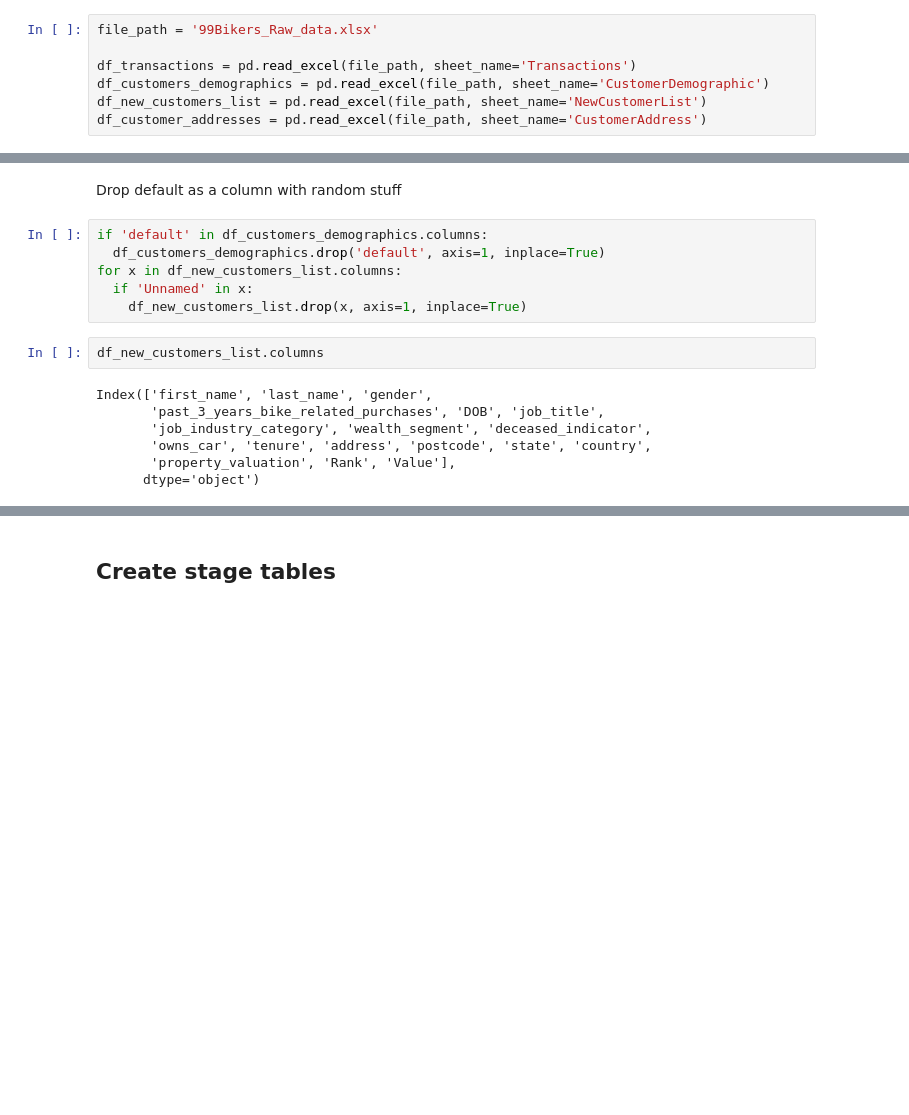
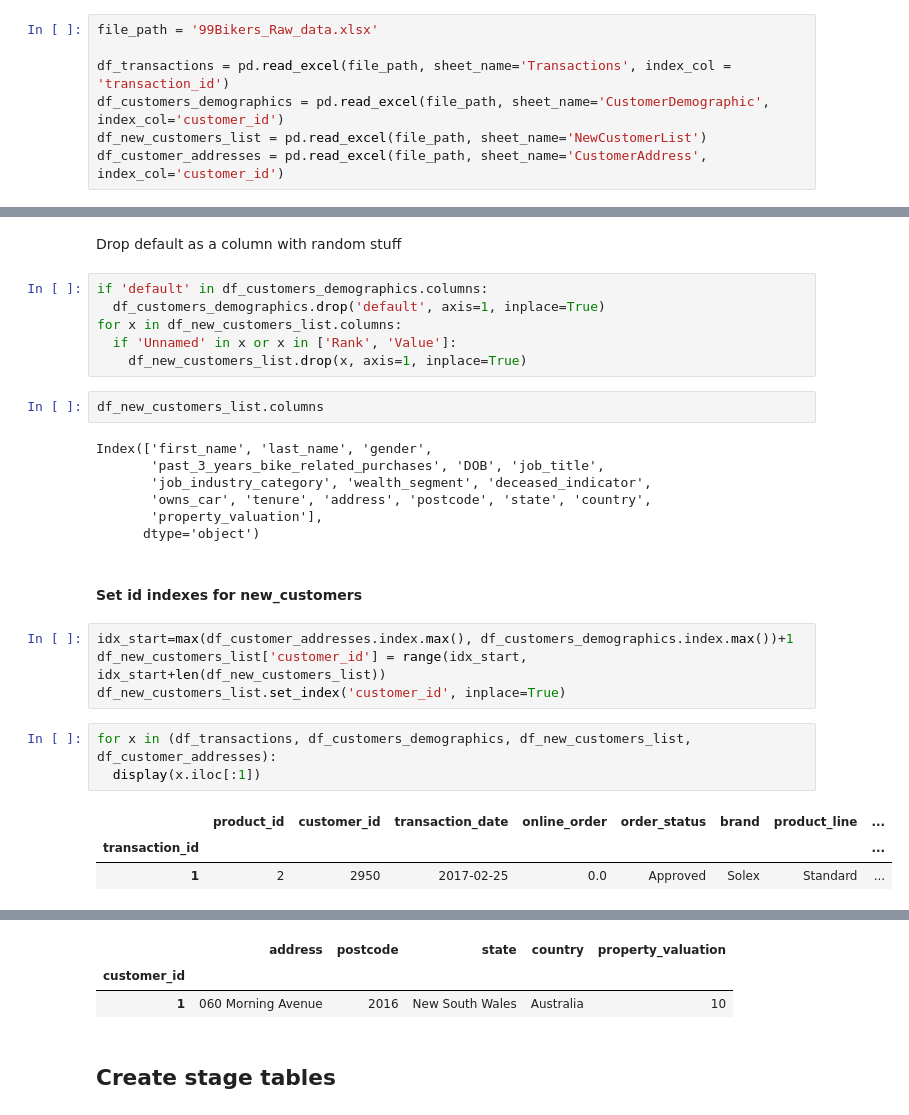
Before and after one commit to Dimildizio/DArc_course, a Jupyter notebook: ETL/ETL2sql.ipynb, the cells around one changed output, grey strips where cells are left out. Saved outputs shown, nothing was run; the diff lists cells and outputs as text; blank space fills up the shorter version.

```diff
--- a/ETL/ETL2sql.ipynb
+++ b/ETL/ETL2sql.ipynb
@@ -19,10 +22,10 @@ from IPython.display import Image
 # %%
 file_path = '99Bikers_Raw_data.xlsx'
 
-df_transactions = pd.read_excel(file_path, sheet_name='Transactions')
-df_customers_demographics = pd.read_excel(file_path, sheet_name='CustomerDemographic')
+df_transactions = pd.read_excel(file_path, sheet_name='Transactions', index_col = 'transaction_id')
+df_customers_demographics = pd.read_excel(file_path, sheet_name='CustomerDemographic', index_col='customer_id')
 df_new_customers_list = pd.read_excel(file_path, sheet_name='NewCustomerList')
-df_customer_addresses = pd.read_excel(file_path, sheet_name='CustomerAddress')
+df_customer_addresses = pd.read_excel(file_path, sheet_name='CustomerAddress', index_col='customer_id')
 # %% [markdown]
 ## Create db
 # %%
@@ -58,7 +60,7 @@ Drop default as a column with random stuff
 if 'default' in df_customers_demographics.columns:
   df_customers_demographics.drop('default', axis=1, inplace=True)
 for x in df_new_customers_list.columns:
-  if 'Unnamed' in x:
+  if 'Unnamed' in x or x in ['Rank', 'Value']:
     df_new_customers_list.drop(x, axis=1, inplace=True)
 # %%
 df_new_customers_list.columns
@@ -67,5 +69,18 @@ Index(['first_name', 'last_name', 'gender',
        'past_3_years_bike_related_purchases', 'DOB', 'job_title',
        'job_industry_category', 'wealth_segment', 'deceased_indicator',
        'owns_car', 'tenure', 'address', 'postcode', 'state', 'country',
-       'property_valuation', 'Rank', 'Value'],
+       'property_valuation'],
       dtype='object')
+# %% [markdown]
+#### Set id indexes for new_customers
+# %%
+idx_start=max(df_customer_addresses.index.max(), df_customers_demographics.index.max())+1
+df_new_customers_list['customer_id'] = range(idx_start, idx_start+len(df_new_customers_list))
+df_new_customers_list.set_index('customer_id', inplace=True)
+# %%
+for x in (df_transactions, df_customers_demographics, df_new_customers_list, df_customer_addresses):
+  display(x.iloc[:1])
+# %% [output]
+|  | product_id | customer_id | transaction_date | online_order | order_status | brand | product_line | ... |
+| transaction_id |  |  |  |  |  |  |  | ... |
+| 1 | 2 | 2950 | 2017-02-25 | 0.0 | Approved | Solex | Standard | ... |
@@ -72,3 +93,6 @@ Index(['first_name', 'last_name', 'gender',
+|  | address | postcode | state | country | property_valuation |
+| customer_id |  |  |  |  |  |
+| 1 | 060 Morning Avenue | 2016 | New South Wales | Australia | 10 |
 # %% [markdown]
 ## Create stage tables
 # %%
```
Also changed, not shown: parts of 24 cells of this notebook.
